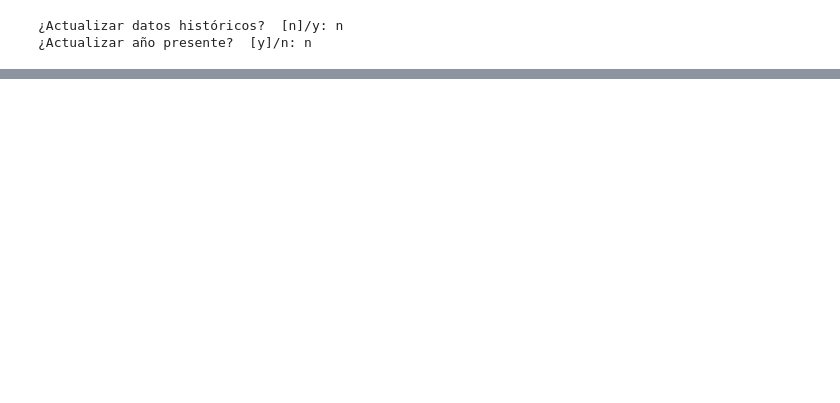
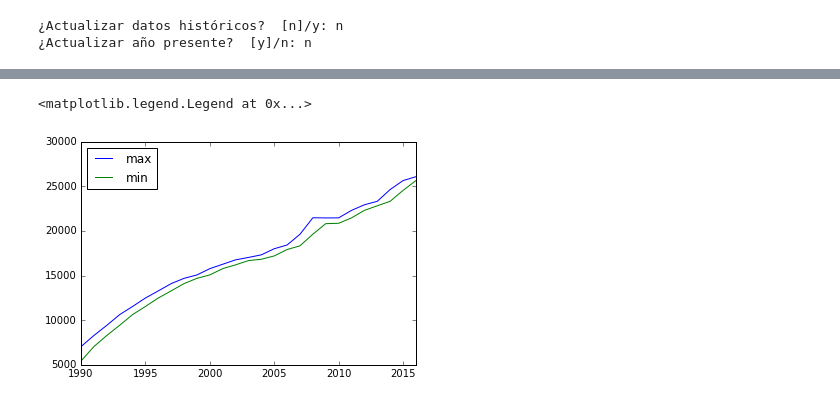
Before and after one commit to collabmarket/data_sii, a Jupyter notebook: UF.ipynb, the cells around one changed output, grey strips where cells are left out. Cells and saved outputs as stored; diff of their text form; code cells hidden in the pictures; blank space fills up the shorter version.

```diff
--- a/UF.ipynb
+++ b/UF.ipynb
@@ -14,0 +47,10 @@ uf.plot(figsize=(10,10))
+# %%
+# Valor maximo agno calendario
+ax = uf.groupby(lambda x: x.year).agg(pd.np.max).plot()
+# Valor minimo agno calendario
+uf.groupby(lambda x: x.year).agg(pd.np.min).plot(ax=ax)
+lines, labels = ax.get_legend_handles_labels()
+ax.legend(['max','min'], loc='best')
+# %% [output]
+<matplotlib.legend.Legend at 0x...>
+[figure, added]
```
Also changed, not shown: parts of 8 cells of this notebook, 1 other file.
